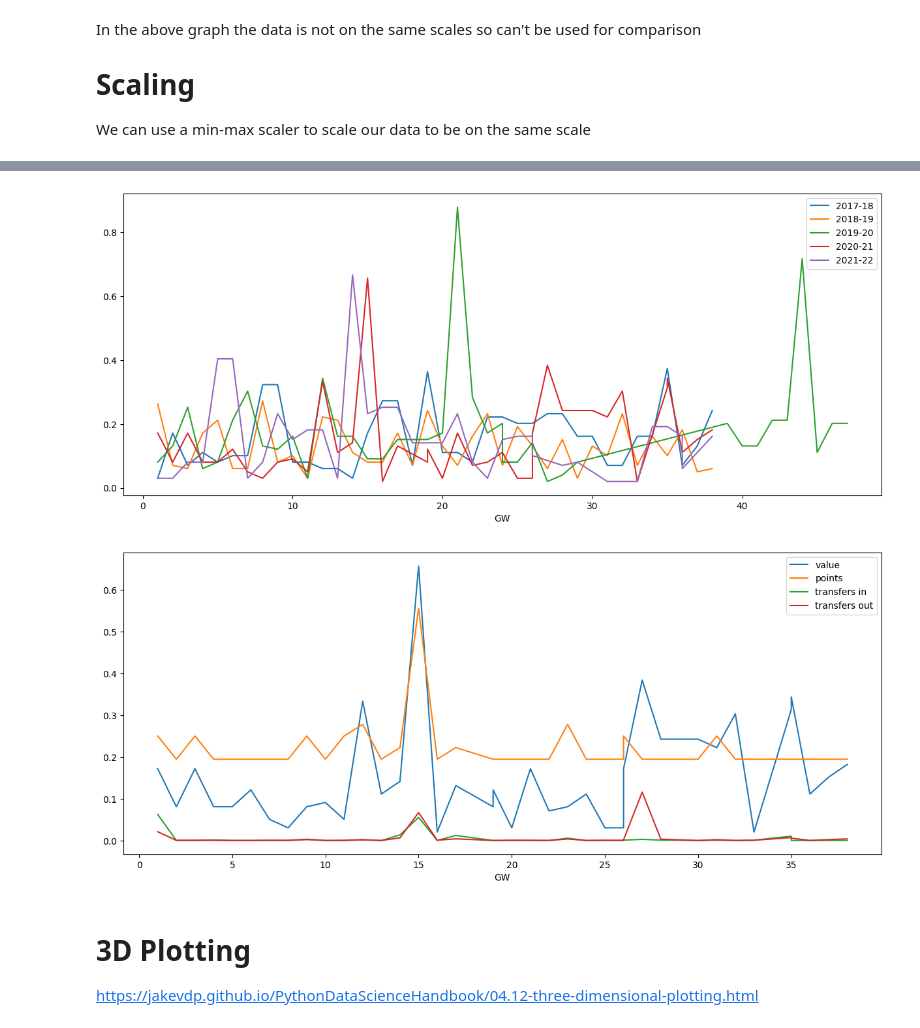
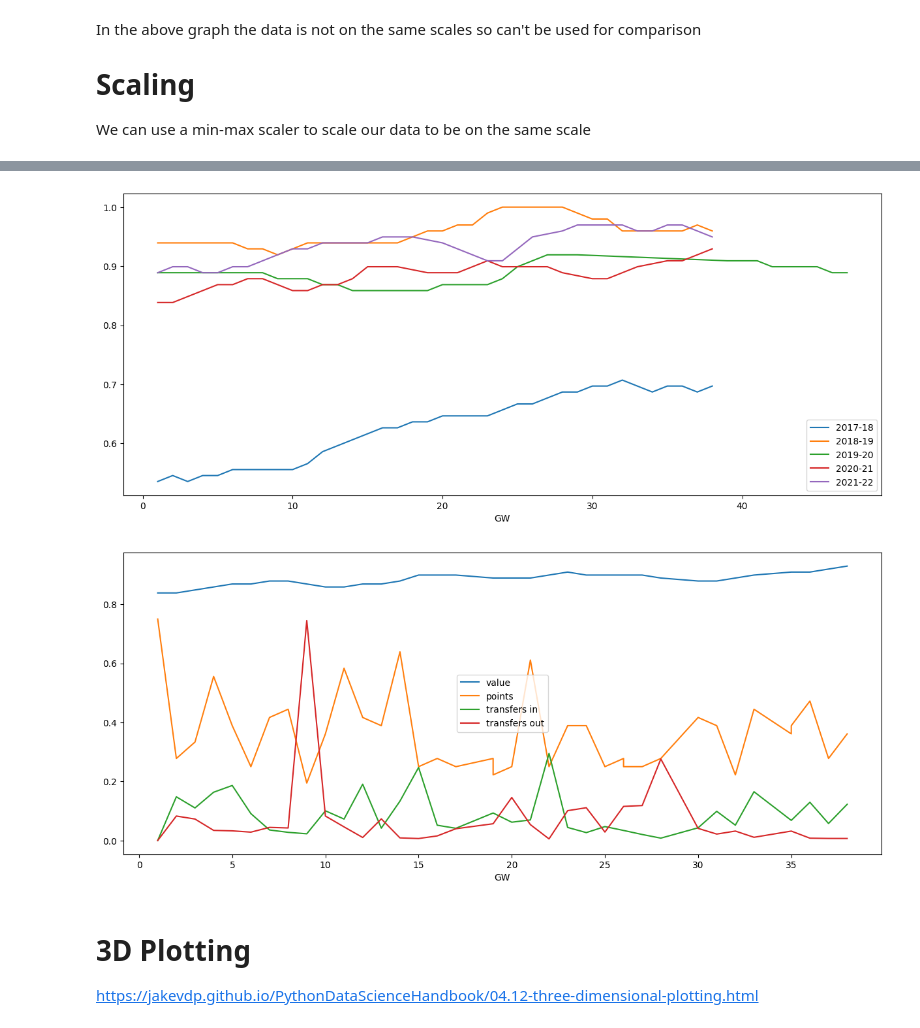
Before and after one commit to eoghano4321/FPL-DataAnalysis, a Jupyter notebook: data-analytics-eoghan.ipynb, the cells around one changed output, grey strips where cells are left out. Saved outputs shown, nothing was run; the diff lists cells and outputs as text; code cells hidden in the pictures.

```diff
--- a/data-analytics-eoghan.ipynb
+++ b/data-analytics-eoghan.ipynb
@@ -288,7 +288,7 @@ from sklearn.preprocessing import MinMaxScaler
 
 scaler = MinMaxScaler()
 
-scalable_features = list({
+scalable_features = list(
     set(relevant_features)
     - {"selected",
        "threat",
@@ -297,11 +297,15 @@ scalable_features = list({
        "transfers_in",
        "creativity",
        "yellow_cards",
-       "transfers_out"})
-})
+       "transfers_out"}
+)
 
 
 data_scaled = tmp_df.copy()
-data_scaled[relevant_features] = scaler.fit_transform(tmp_df[relevant_features])
-print(data_scaled[relevant_features].mean(axis=0))
+data_scaled[scalable_features] = scaler.fit_transform(tmp_df[scalable_features])
+
+df_scaled = df.copy()
+df_scaled[relevant_features] = scaler.fit_transform(df[relevant_features])
+
+print(data_scaled[scalable_features].mean(axis=0))
 # %% [output]
@@ -318,42 +335,32 @@ for name, group in groupedsc:
 
 plt.legend()
 plt.show()
-
-
-# s21_scaled = scaler.fit_transform(s2021[relevant_features])
-
-# ts = s21_scaled.set_index('GW')['value']
-# ts.plot(label=name, ax=ax)
-
-# tsp = s21_scaled.set_index('GW')['total_points']
-# tsp.plot(label=name, ax=ax)
-
-# plt.legend()
-# plt.show()
 # %% [output]
-[figure, old version]
+[figure, new version]
 # %%
-s2021sc = salahsc[salahsc['season_x'] == "2020-21"]
+sscaled = df_scaled[df_scaled['name'] == "Mohamed Salah"]
+
+s2021sc = sscaled[sscaled['season_x'] == "2020-21"]
 
 
 fig, ax = plt.subplots(figsize=(15, 6))
 
 ts = s2021sc.set_index('GW')['value']
 ts.plot(label="value", ax=ax)
 
 tsp = s2021sc.set_index('GW')['total_points']
 tsp.plot(label="points", ax=ax)
 
 tsp = s2021sc.set_index('GW')['transfers_in']
 tsp.plot(label="transfers in", ax=ax)
 
 tsp = s2021sc.set_index('GW')['transfers_out']
 tsp.plot(label="transfers out", ax=ax)
 
 plt.legend()
 plt.show()
 # %% [output]
-[figure, old version]
+[figure, new version]
 # %% [markdown]
 # 3D Plotting
 https://jakevdp.github.io/PythonDataScienceHandbook/04.12-three-dimensional-plotting.html
```
Also changed, not shown: parts of 12 cells of this notebook, 2 other files.
